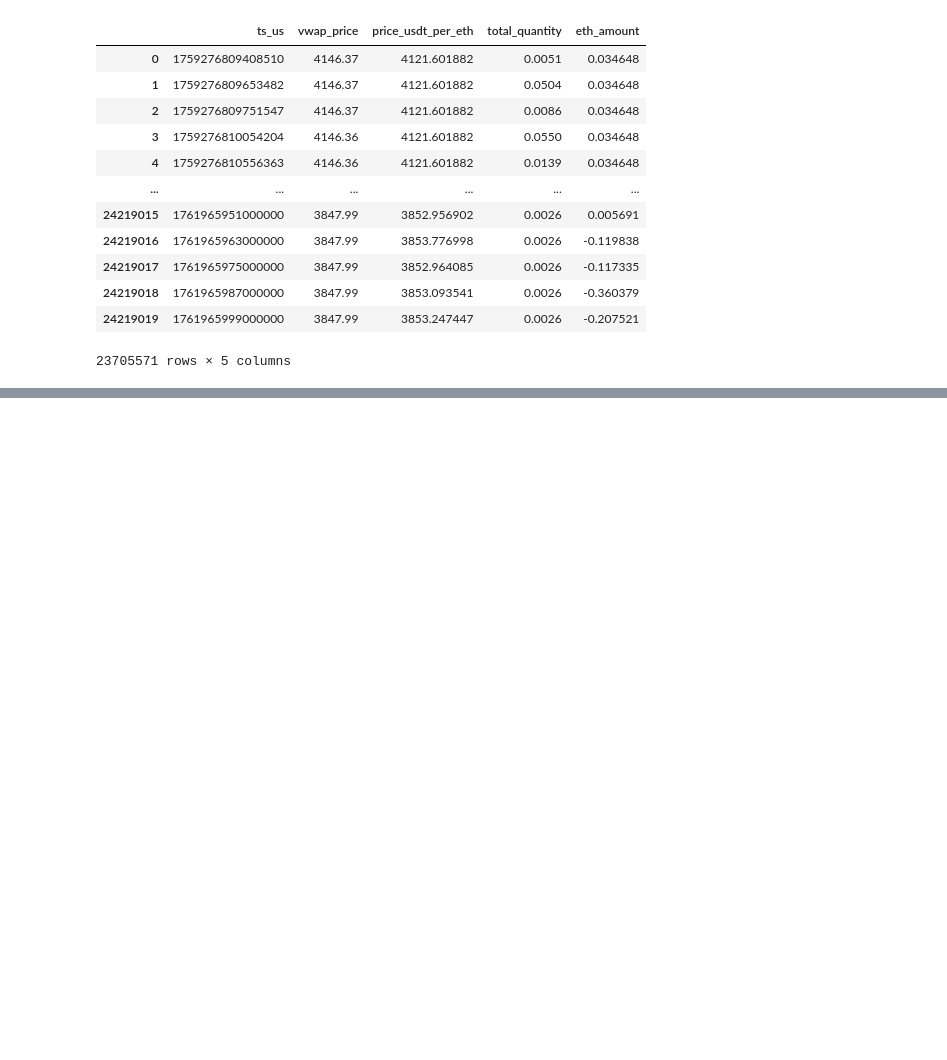
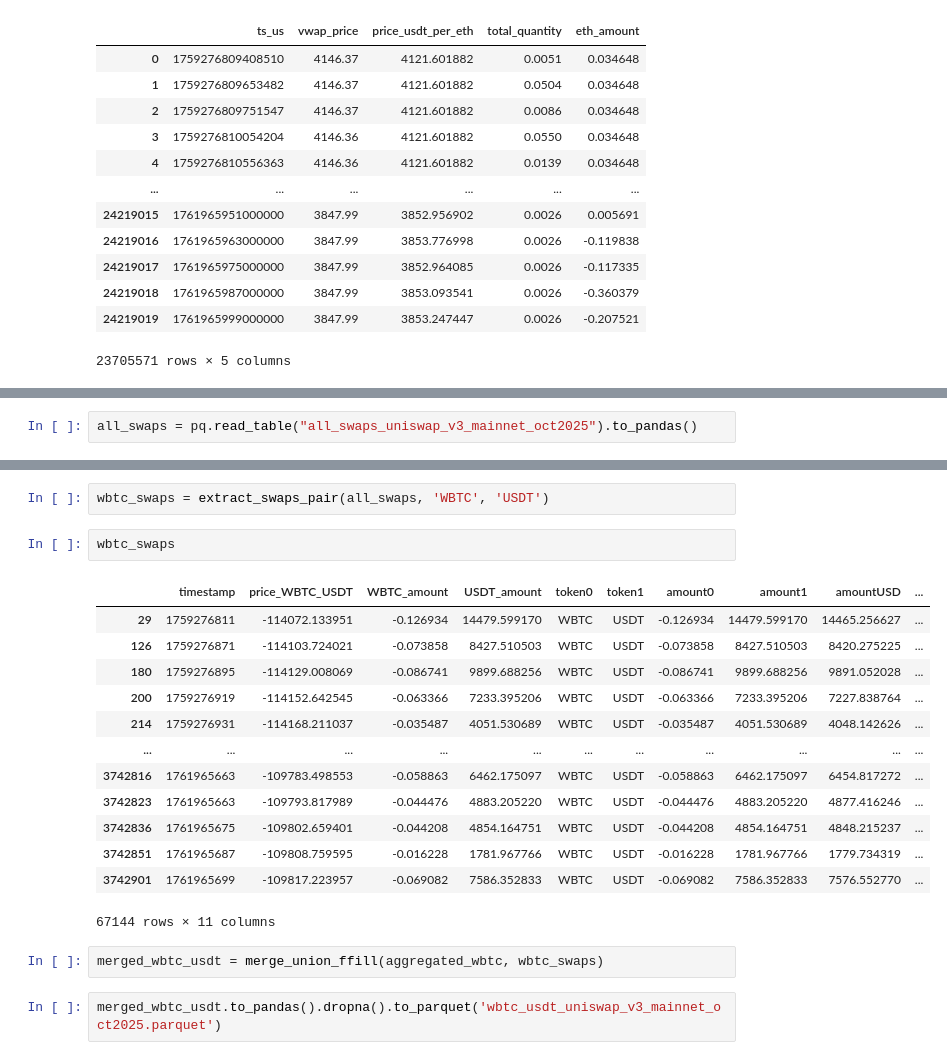
Before and after one commit to 50und/blockchain_final_project_2025, a Jupyter notebook: final_project.ipynb, the cells around one changed output, grey strips where cells are left out. Saved outputs shown, nothing was run; the diff lists cells and outputs as text; blank space fills up the shorter version.

Commit message:
pushing wbtc/usdt swap data

```diff
--- a/final_project.ipynb
+++ b/final_project.ipynb
@@ -2910,0 +3129,2 @@ final_df_clean
+# %%
+all_swaps = pq.read_table("all_swaps_uniswap_v3_mainnet_oct2025").to_pandas()
@@ -2910,0 +3214,22 @@ final_df_clean
+# %%
+wbtc_swaps = extract_swaps_pair(all_swaps, 'WBTC', 'USDT')
+# %%
+wbtc_swaps
+# %% [output]
+|  | timestamp | price_WBTC_USDT | WBTC_amount | USDT_amount | token0 | token1 | amount0 | amount1 | amountUSD | ... |
+| 29 | 1759276811 | -114072.133951 | -0.126934 | 14479.599170 | WBTC | USDT | -0.126934 | 14479.599170 | 14465.256627 | ... |
+| 126 | 1759276871 | -114103.724021 | -0.073858 | 8427.510503 | WBTC | USDT | -0.073858 | 8427.510503 | 8420.275225 | ... |
+| 180 | 1759276895 | -114129.008069 | -0.086741 | 9899.688256 | WBTC | USDT | -0.086741 | 9899.688256 | 9891.052028 | ... |
+| 200 | 1759276919 | -114152.642545 | -0.063366 | 7233.395206 | WBTC | USDT | -0.063366 | 7233.395206 | 7227.838764 | ... |
+| 214 | 1759276931 | -114168.211037 | -0.035487 | 4051.530689 | WBTC | USDT | -0.035487 | 4051.530689 | 4048.142626 | ... |
+| ... | ... | ... | ... | ... | ... | ... | ... | ... | ... | ... |
+| 3742816 | 1761965663 | -109783.498553 | -0.058863 | 6462.175097 | WBTC | USDT | -0.058863 | 6462.175097 | 6454.817272 | ... |
+| 3742823 | 1761965663 | -109793.817989 | -0.044476 | 4883.205220 | WBTC | USDT | -0.044476 | 4883.205220 | 4877.416246 | ... |
+| 3742836 | 1761965675 | -109802.659401 | -0.044208 | 4854.164751 | WBTC | USDT | -0.044208 | 4854.164751 | 4848.215237 | ... |
+| 3742851 | 1761965687 | -109808.759595 | -0.016228 | 1781.967766 | WBTC | USDT | -0.016228 | 1781.967766 | 1779.734319 | ... |
+| 3742901 | 1761965699 | -109817.223957 | -0.069082 | 7586.352833 | WBTC | USDT | -0.069082 | 7586.352833 | 7576.552770 | ... |
+67144 rows × 11 columns
+# %%
+merged_wbtc_usdt = merge_union_ffill(aggregated_wbtc, wbtc_swaps)
+# %%
+merged_wbtc_usdt.to_pandas().dropna().to_parquet('wbtc_usdt_uniswap_v3_mainnet_oct2025.parquet')
```
Also changed, not shown: parts of 15 cells of this notebook, 1 other file.
